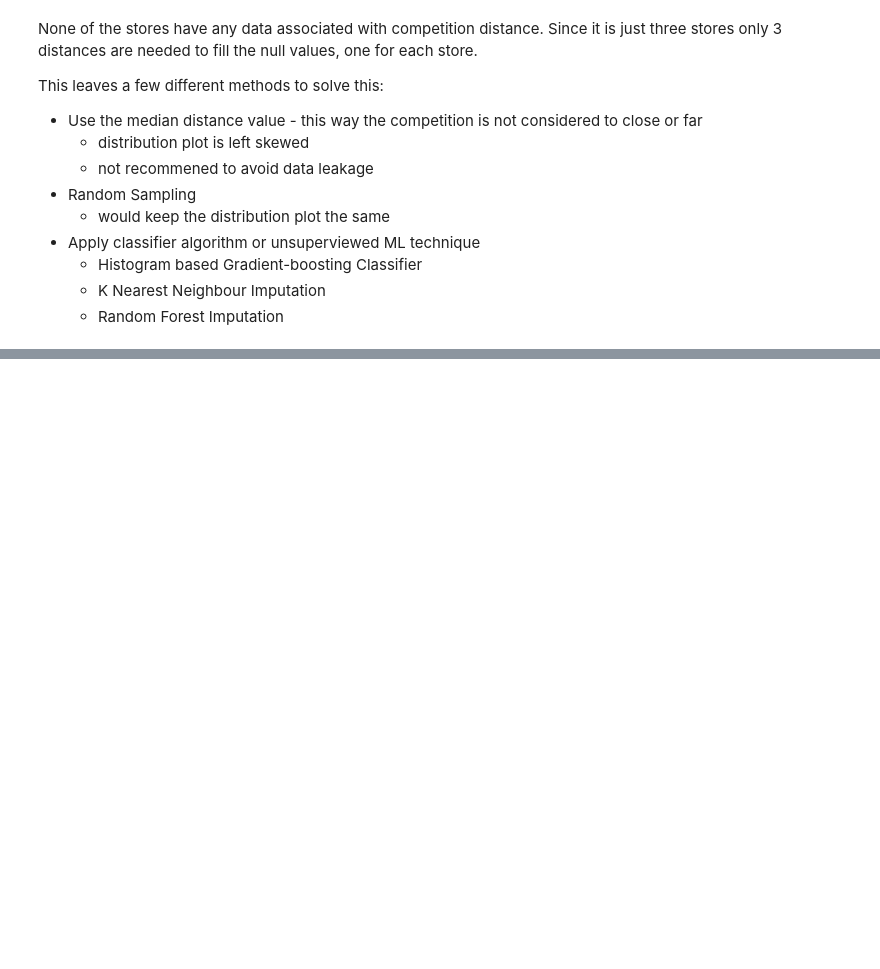
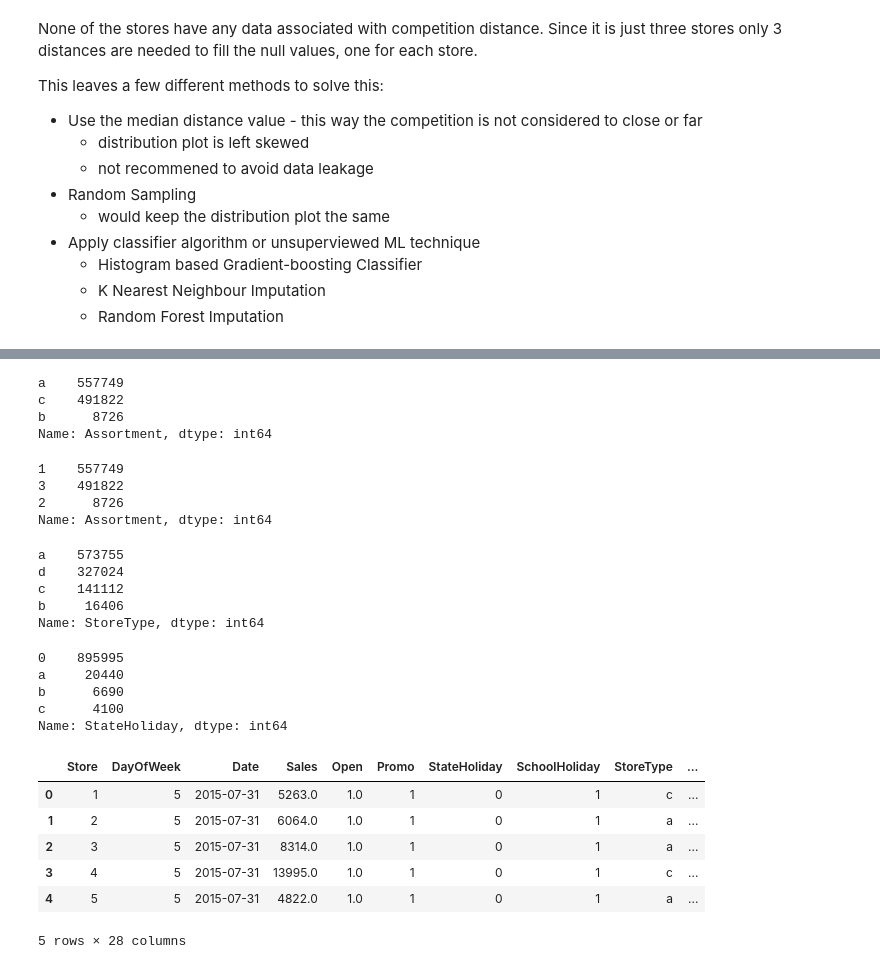
Before and after one commit to lynnmench/Rossmann_Store_Sales, a Jupyter notebook: Rossmann_Store_EDA.ipynb, the cells around one changed output, grey strips where cells are left out. Cells and saved outputs as stored; diff of their text form; code cells hidden in the pictures; blank space fills up the shorter version.

Commit message:
categorical features

```diff
--- a/Rossmann_Store_EDA.ipynb
+++ b/Rossmann_Store_EDA.ipynb
@@ -709,11 +724,11 @@ This leaves a few different methods to solve this:
 # treating each store as a cluster - using KNN Imputation
 # Resource: https://medium.com/@kyawsawhtoon/a-guide-to-knn-imputation-95e2dc496e
 
-knn_imputer = KNNImputer(n_neighbors=5, weights="uniform")
-full_df['CompetitionDistance'] = knn_imputer.fit_transform(full_df[['CompetitionDistance']])
-full_df['CompetitionDistance'].isnull().sum()
+#knn_imputer = KNNImputer(n_neighbors=5, weights="uniform")
+#full_df['CompetitionDistance'] = knn_imputer.fit_transform(full_df[['CompetitionDistance']])
+#full_df['CompetitionDistance'].isnull().sum()
 
-store_lst = [622, 291, 879]
+#store_lst = [622, 291, 879]
 
-for store in store_lst:
-    print(full_df['CompetitionDistance'][full_df['Store']==store].value_counts())
+#for store in store_lst:
+#    print(full_df['CompetitionDistance'][full_df['Store']==store].value_counts())
@@ -721,0 +738,6 @@ KeyboardInterrupt:
+# %%
+# List of categorical features
+
+cat_lst = [feat for feat in full_df.columns if full_df[feat].dtype=='O']
+
+full_df[cat_lst]
@@ -721,0 +758,56 @@ KeyboardInterrupt:
+# %%
+full_df['Assortment'].value_counts()
+# %% [output]
+a    557749
+c    491822
+b      8726
+Name: Assortment, dtype: int64
+# %%
+# Since Assortment is an ordinal feature
+#Using label encoding
+
+assort_map = {'a':1, 'b':2, 'c':3}
+full_df['Assortment'] = full_df['Assortment'].map(assort_map)
+full_df['Assortment'].value_counts()
+# %% [output]
+1    557749
+3    491822
+2      8726
+Name: Assortment, dtype: int64
+# %%
+# StoreType
+
+full_df['StoreType'].value_counts()
+# %% [output]
+a    573755
+d    327024
+c    141112
+b     16406
+Name: StoreType, dtype: int64
+# %%
+# StateHoliday
+
+full_df['StateHoliday'] = full_df['StateHoliday'].str.strip()
+full_df['StateHoliday'].value_counts()
+# %% [output]
+0    895995
+a     20440
+b      6690
+c      4100
+Name: StateHoliday, dtype: int64
+# %%
+# Since StateHoliday and StoreType is a Nominal Feature - using one hot encoder
+
+cat_lst.remove('Assortment')
+
+dummy_df = pd.get_dummies(full_df[cat_lst])
+full_df = pd.concat([full_df, dummy_df], axis=1)
+#full_df.head()
+# %% [output]
+|  | Store | DayOfWeek | Date | Sales | Open | Promo | StateHoliday | SchoolHoliday | StoreType | ... |
+| 0 | 1 | 5 | 2015-07-31 | 5263.0 | 1.0 | 1 | 0 | 1 | c | ... |
+| 1 | 2 | 5 | 2015-07-31 | 6064.0 | 1.0 | 1 | 0 | 1 | a | ... |
+| 2 | 3 | 5 | 2015-07-31 | 8314.0 | 1.0 | 1 | 0 | 1 | a | ... |
+| 3 | 4 | 5 | 2015-07-31 | 13995.0 | 1.0 | 1 | 0 | 1 | c | ... |
+| 4 | 5 | 5 | 2015-07-31 | 4822.0 | 1.0 | 1 | 0 | 1 | a | ... |
+5 rows × 28 columns
```
Also changed, not shown: parts of 11 cells of this notebook.
